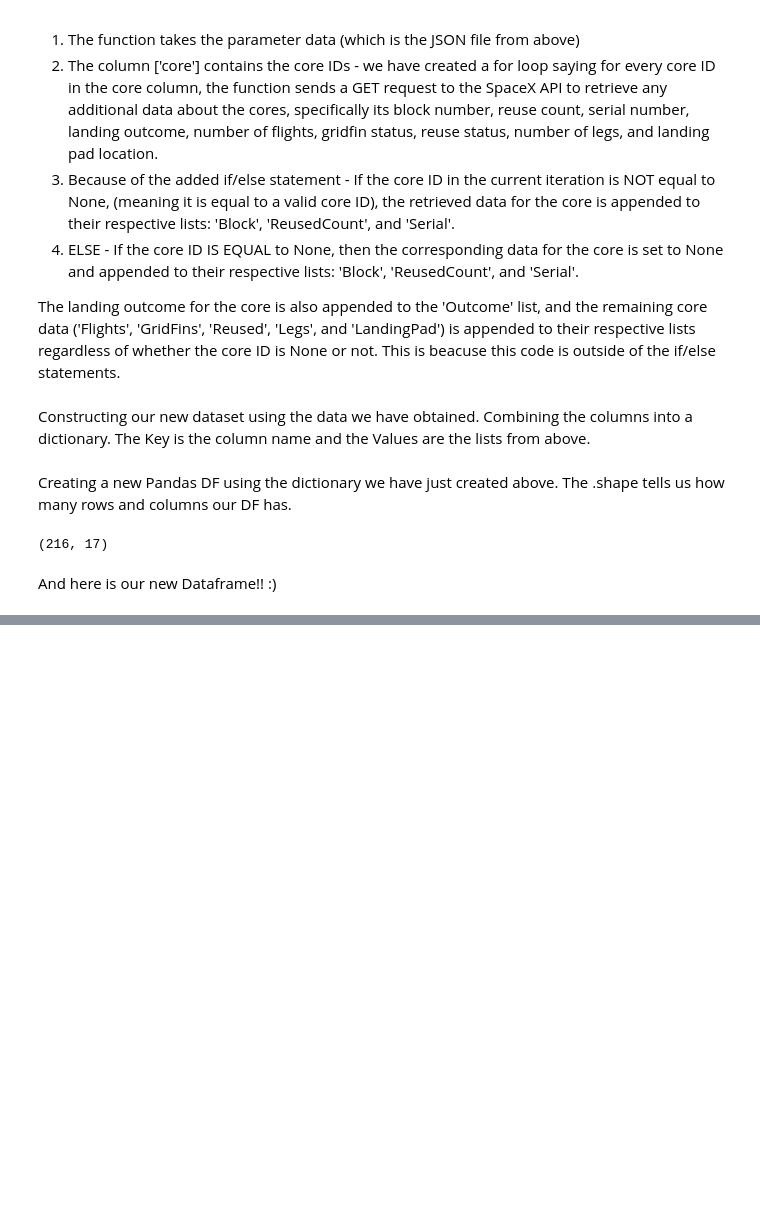
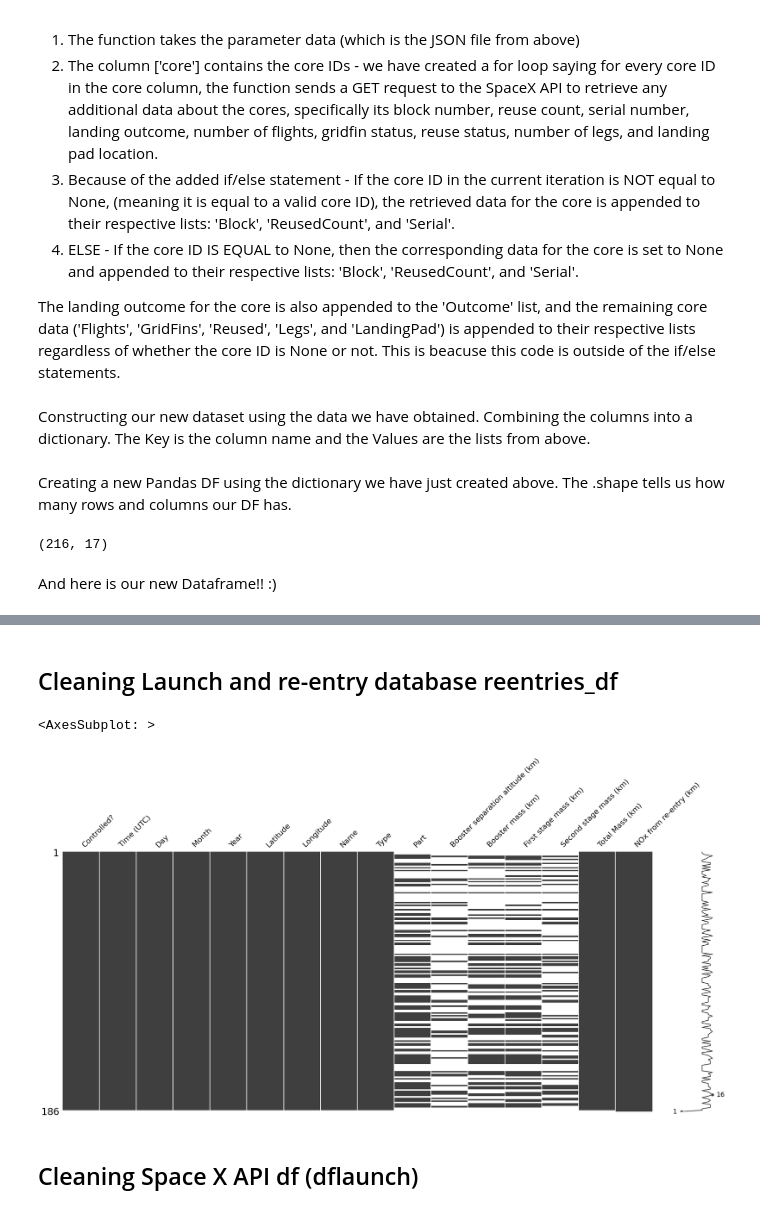
Before and after one commit to AbigailKempson/CFG_final_project, a Jupyter notebook: CFG_Final_Project_Version_1.ipynb, the cells around one changed output, grey strips where cells are left out. Saved outputs shown, nothing was run; the diff lists cells and outputs as text; code cells hidden in the pictures; blank space fills up the shorter version.

Commit message:
Cleaned Data

```diff
--- a/CFG_Final_Project_Version_1.ipynb
+++ b/CFG_Final_Project_Version_1.ipynb
@@ -21,7 +28,7 @@ all_launch_df.head()
 | 4 | 5.700000 | 21 | 1 | 2019 | 40.961 | 100.298 | Jiuquan | CZ-11 | ... |
 5 rows × 23 columns
 # %%
-reentries_df = pd.read_excel("C:/Users/chhar/Documents/CFG Degree/DATA/Project/APIs/Rocket Atmospheric Impact/Launch and re-entry database.xlsx", sheet_name="2019 re-entries")
+reentries_df = pd.read_excel("Launch and re-entry database.xlsx", sheet_name="2019 re-entries")
 # %%
 reentries_df.head()
 # %% [output]
@@ -328,0 +529,11 @@ dflaunch.head(5)
+# %% [markdown]
+## Cleaning Launch and re-entry database reentries_df
+# %%
+# Shows a matrix of NaN values for all the visual peoples
+msno.matrix(reentries_df)
+#What columns do we want to keep?
+# %% [output]
+<AxesSubplot: >
+[figure, added]
+# %% [markdown]
+## Cleaning Space X API df (dflaunch)
```
Also changed, not shown: parts of 20 cells of this notebook, 4 other files.
